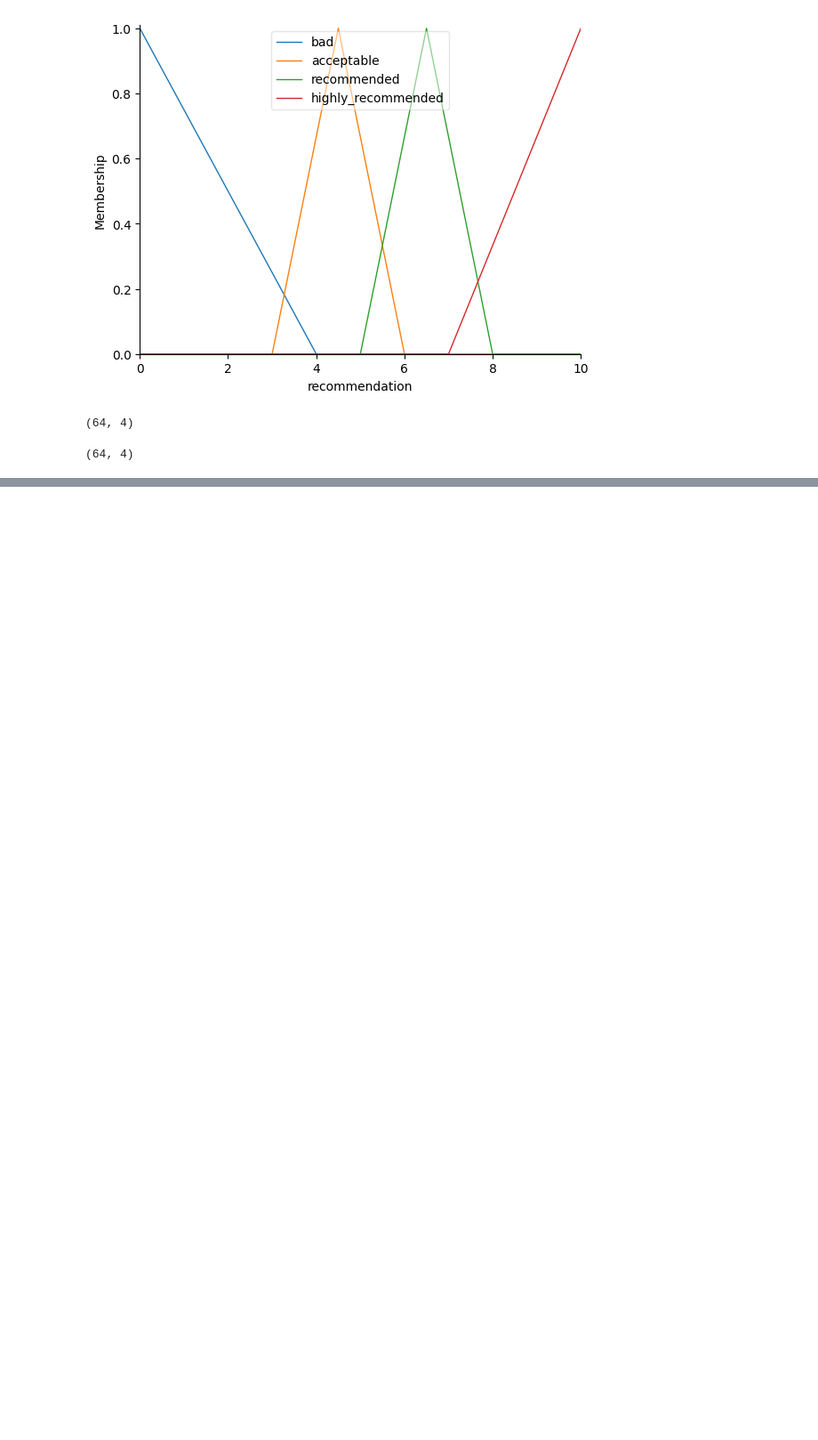
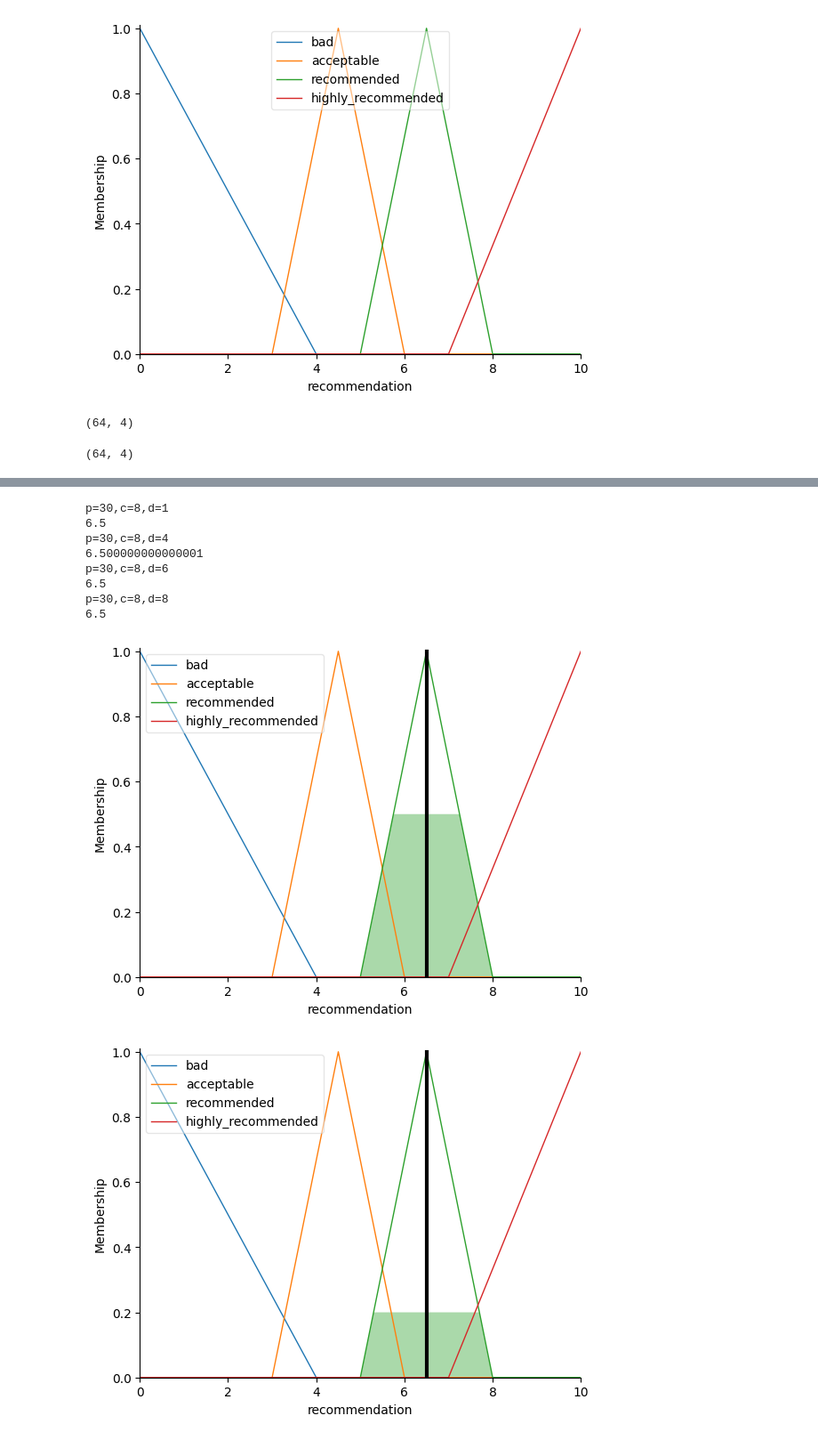
Before and after one commit to sedramerkhan/RestaurantRecommendation, a Jupyter notebook: restaurant_recommendation.ipynb, the cells around one changed output, grey strips where cells are left out. Shown at 89% size. Saved outputs shown, nothing was run; the diff lists cells and outputs as text; code cells hidden in the pictures; blank space fills up the shorter version.

```diff
--- a/restaurant_recommendation.ipynb
+++ b/restaurant_recommendation.ipynb
@@ -85,8 +85,7 @@ recommendation_ctrl = ctrl.ControlSystem([
 
     ctrl.Rule(
         cuisine['bad'] | price['very_expensive'] |
-        ((price['affordable'] | price['expensive']) & ~cuisine['good']),
-
+        (((price['affordable'] & (distance['far']|distance['very_far']) )| price['expensive']) & ~cuisine['good']),
         recommendation['bad']
     ),
 
@@ -94,7 +93,6 @@ recommendation_ctrl = ctrl.ControlSystem([
         (cuisine['acceptable'] &
          ((price['cheap'] & ~distance['close']) |
           (price['affordable'] & (distance['close'] | distance['normal'])))) |
-        (cuisine['good'] & price['affordable']) |
         cuisine['good'] & distance['normal'] & price['expensive'],
         recommendation['acceptable']
 
@@ -115,7 +113,7 @@ recommendation_ctrl = ctrl.ControlSystem([
 # %%
 recommender = ctrl.ControlSystemSimulation(recommendation_ctrl)
 # %%
-def show_recommendation(c, p, d):
+def show_recommendation(c, p, d, draw=False):
     print(f"{p=},{c=},{d=}")
     recommender.input['cuisine'] = c
     recommender.input['price'] = p
@@ -123,7 +121,8 @@ def show_recommendation(c, p, d):
 
     recommender.compute()
     print(recommender.output['recommendation'])
-   # recommendation.view(sim=recommender)
+    if draw:
+        recommendation.view(sim=recommender)
 # %%
 restaurants = pd.read_csv('csv_files/restaurants.csv')
 
@@ -173,0 +165,16 @@ p=30,c=9,d=20
+# %%
+show_recommendation(p=30,c=8,d=1,draw=True)
+show_recommendation(p=30,c=8,d=4,draw=True)
+show_recommendation(p=30,c=8,d=6,draw=True)
+show_recommendation(p=30,c=8,d=8,draw=True)
+# %% [output]
+p=30,c=8,d=1
+6.5
+p=30,c=8,d=4
+6.500000000000001
+p=30,c=8,d=6
+6.5
+p=30,c=8,d=8
+6.5
+[figure, added]
+[figure, added]
```
Also changed, not shown: parts of 4 cells of this notebook.
